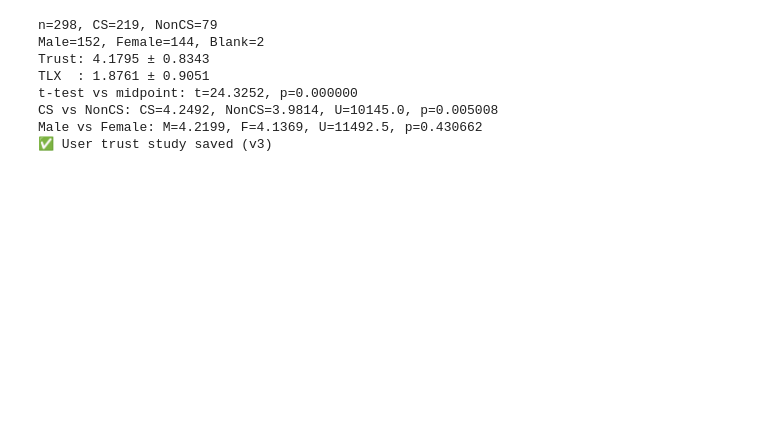
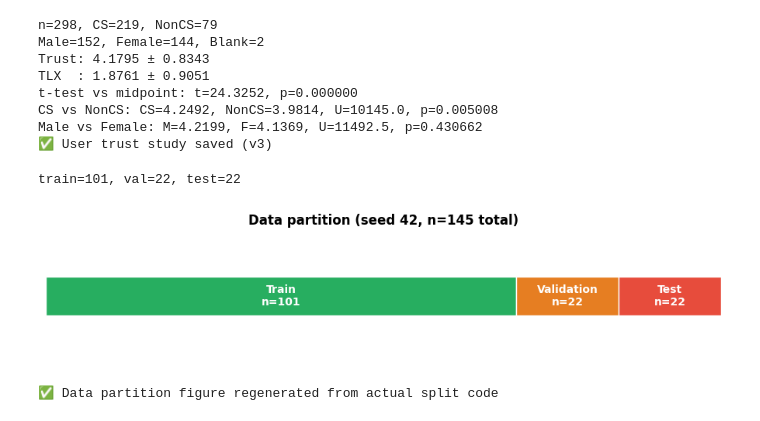
Before and after one commit to maagyei04/Nyansapo-RAG-Research, a Jupyter notebook: notebooks/Nyansapo_RAG_Pipeline.ipynb, the cells around one changed output. Drawn from its saved outputs; the diff is of its cells as text; code cells hidden in the pictures; blank space fills up the shorter version.

Commit message:
Confirm v3 notebook matches audit-verified state

```diff
--- a/notebooks/Nyansapo_RAG_Pipeline.ipynb
+++ b/notebooks/Nyansapo_RAG_Pipeline.ipynb
@@ -903,6 +934,39 @@ t-test vs midpoint: t=24.3252, p=0.000000
 CS vs NonCS: CS=4.2492, NonCS=3.9814, U=10145.0, p=0.005008
 Male vs Female: M=4.2199, F=4.1369, U=11492.5, p=0.430662
 ✅ User trust study saved (v3)
+# %%
+import matplotlib.pyplot as plt
+
+q_temp, q_test, y_temp, y_test = train_test_split(
+    questions, labels, test_size=0.15, stratify=labels, random_state=42)
+q_train, q_val, y_train, y_val = train_test_split(
+    q_temp, y_temp, test_size=0.176, stratify=y_temp, random_state=42)
+
+n_train, n_val, n_test = len(q_train), len(q_val), len(q_test)
+print(f"train={n_train}, val={n_val}, test={n_test}")
+
+fig, ax = plt.subplots(figsize=(9, 2.2))
+splits = ['Train', 'Validation', 'Test']
+counts = [n_train, n_val, n_test]
+colors = ['#27AE60', '#E67E22', '#E74C3C']
+left = 0
+for s, c, col in zip(splits, counts, colors):
+    ax.barh(0, c, left=left, color=col, edgecolor='white', height=0.6)
+    ax.text(left + c/2, 0, f'{s}\nn={c}', ha='center', va='center',
+             color='white', fontweight='bold', fontsize=10)
+    left += c
+ax.set_xlim(0, sum(counts))
+ax.set_ylim(-1, 1)
+ax.axis('off')
+ax.set_title(f'Data partition (seed 42, n={sum(counts)} total)', fontweight='bold')
+plt.tight_layout()
+plt.savefig('data_partition_code_generated.png', dpi=150, bbox_inches='tight')
+plt.show()
+print("✅ Data partition figure regenerated from actual split code")
+# %% [output]
+train=101, val=22, test=22
+[figure, added]
+✅ Data partition figure regenerated from actual split code
 # %%
 with open('/content/drive/MyDrive/Nyansapo/qic_vectorizer_v2.pkl', 'rb') as f:
     qic_vectorizer = pickle.load(f)
```
Also changed, not shown: parts of 4 cells of this notebook, 4 other files.
